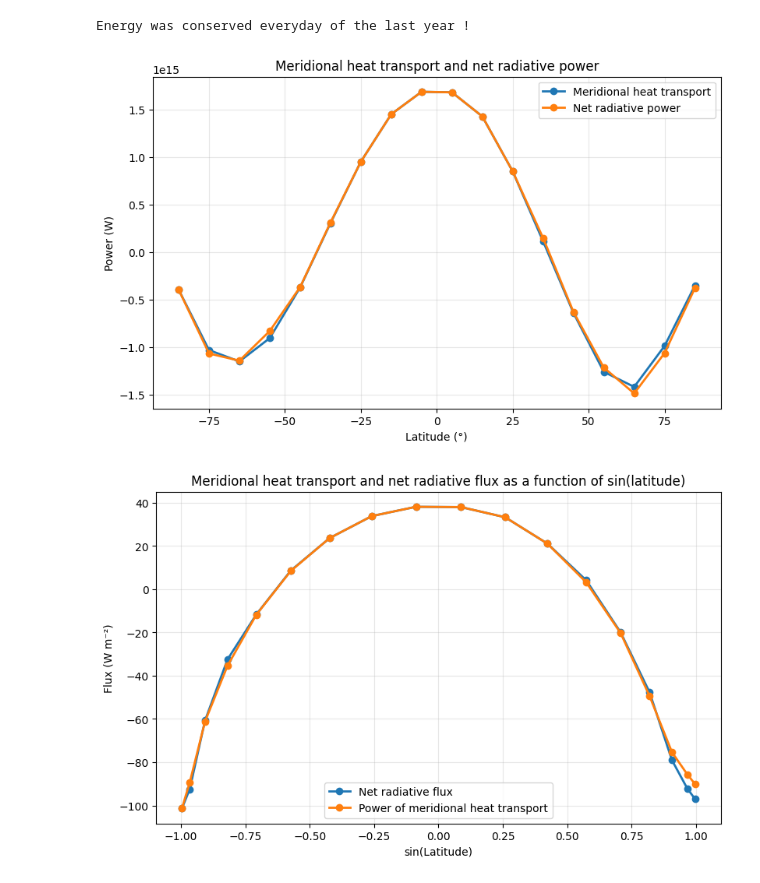
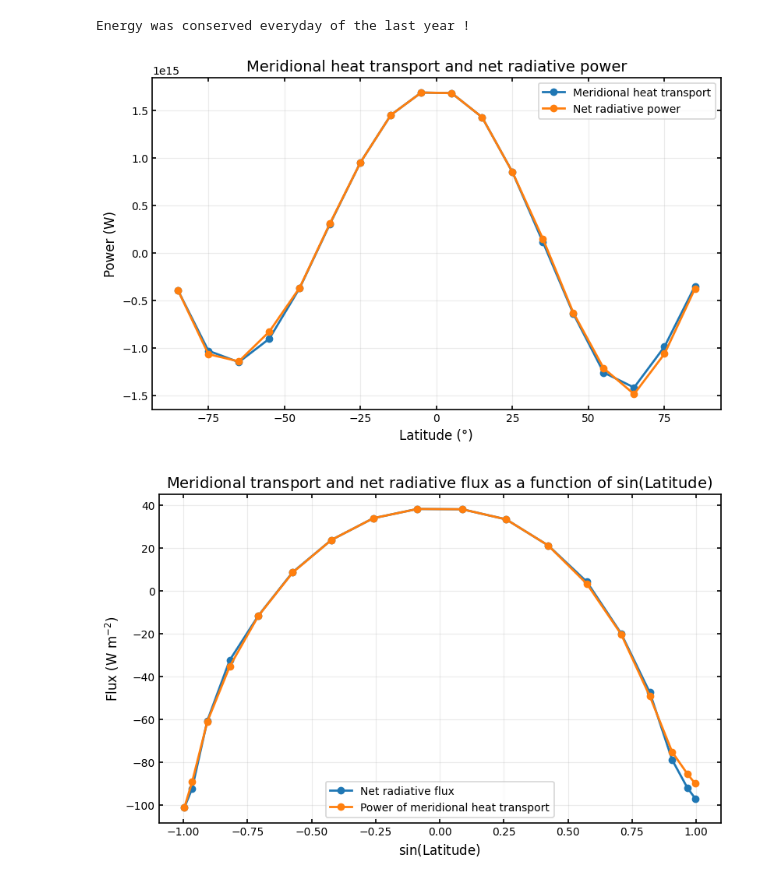
Before and after one commit to louiscleen/energy-balance-model, a Jupyter notebook: notebooks/exploration.ipynb, the cells around one changed output. Saved outputs shown, nothing was run; the diff lists cells and outputs as text; code cells hidden in the pictures.

```diff
--- a/notebooks/exploration.ipynb
+++ b/notebooks/exploration.ipynb
@@ -30,16 +30,6 @@ To begin, we import the libraries we'll need, as well as the `EBM1DBudyko` class
 import numpy as np
 import pandas as pd
 import matplotlib.pyplot as plt
-
-plt.rcParams.update({
-    'figure.figsize': (8, 5),
-    'lines.linewidth': 2,
-    'axes.grid': True,
-    'grid.alpha': 0.3,
-    'figure.constrained_layout.use': True,
-    'savefig.dpi': 300,
-    'savefig.bbox': 'tight'
-})
 
 from pathlib import Path
 
@@ -47,9 +37,11 @@ from ebm1d import EBM1DBudyko
 from ebm1d import load_config
 from ebm1d import load_input_data
 
+ROOT_DIR = Path.cwd().parent
+
+plt.style.use(ROOT_DIR / ".mplstyle")
 
 # Setting up the results directory where the figures will be saved.
-ROOT_DIR = Path.cwd().parent
 results_dir = ROOT_DIR / "results" / "exploration"
 results_dir.mkdir(parents=True, exist_ok=True)
 
@@ -433,29 +425,29 @@ Energy was conserved everyday of the last year !
 # %%
 # Latitudinal profile of the meridional heat transport and net radiative power
 fig, ax = plt.subplots()
 ax.plot(lat_centers_deg, F_power_mean, label="Meridional heat transport", marker='o')
 ax.plot(lat_centers_deg, sol_IR_net_power_mean, label="Net radiative power", marker='o')
 ax.set_xlabel("Latitude (°)")
 ax.set_ylabel("Power (W)")
 ax.set_title("Meridional heat transport and net radiative power")
 ax.legend()
 fig.savefig(results_dir / "meridional_heat_transport_net_radiative_power.png")
 plt.show()
 
 # Other way to represent the same information is to plot the fluxes as a function of sin(latitude)
 x = np.sin(ebm_seasonal.lat_centers_rad)
 fig, ax = plt.subplots()
 ax.plot(x, sol_IR_net_flux_mean, label="Net radiative flux", marker='o')
 ax.plot(x, F_flux_mean, label="Power of meridional heat transport", marker='o')
-ax.set_xlabel("sin(Latitude)")
-ax.set_ylabel("Flux (W m⁻²)")
-ax.set_title("Meridional heat transport and net radiative flux as a function of sin(latitude)")
+ax.set_xlabel(r"$\sin(\text{Latitude})$")
+ax.set_ylabel(r"Flux (W m$^{-2}$)")
+ax.set_title(r"Meridional transport and net radiative flux as a function of $\sin(\text{Latitude})$")
 ax.legend()
 fig.savefig(results_dir / "meridional_heat_transport_net_radiative_flux_sin_latitude.png")
 plt.show()
 # %% [output]
-[figure, old version]
+[figure, new version]
-[figure, old version]
+[figure, new version]
 # %%
 # We can also quantify the relationship between the net radiative flux and the meridional heat transport by performing a linear fit
 coeffs = np.polyfit(sol_IR_net_flux_mean, F_flux_mean, deg=1)
```
Also changed, not shown: parts of 11 cells of this notebook, 4 other files.
